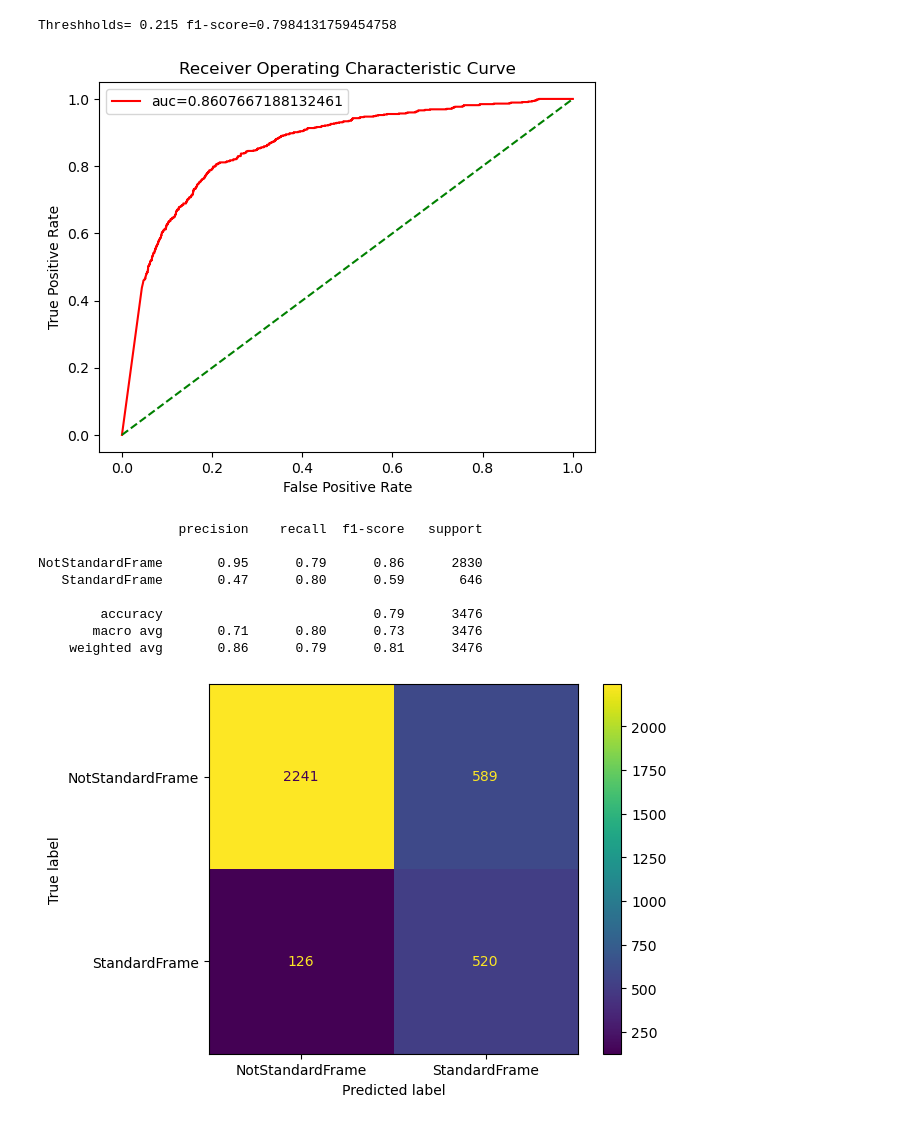
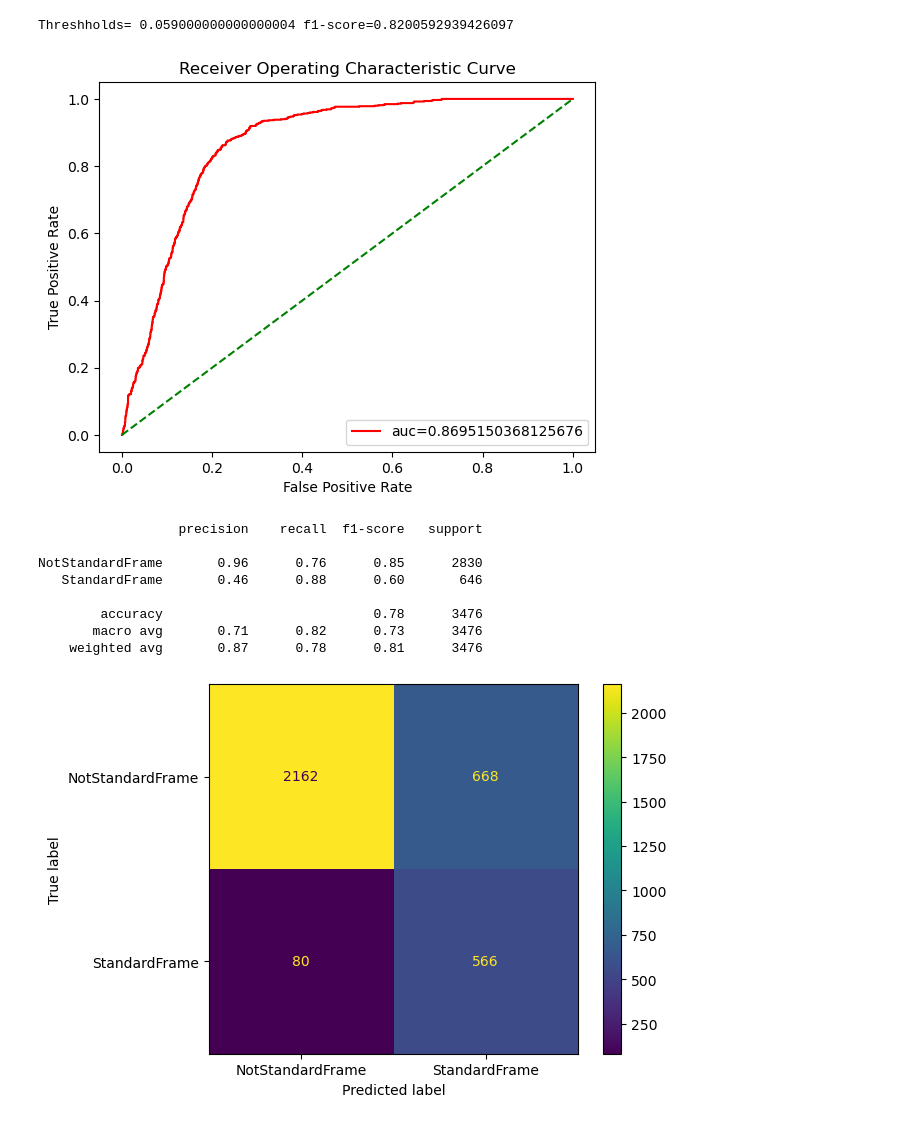
Before and after one commit to Leeyoungsup/HealcerionUltrasound, a Jupyter notebook: classification_graph1.ipynb, the cells around one changed output. Cells and saved outputs as stored; diff of their text form; code cells hidden in the pictures.

```diff
--- a/classification_graph1.ipynb
+++ b/classification_graph1.ipynb
@@ -58,7 +58,7 @@ def plot_roc_curve(fper, tper):
     plt.legend()
     plt.show()
 
-model = K.models.load_model('../../model/skip/../../model/skip/MobileNetV2_checkpoints.h5')
+model = K.models.load_model('../../model/skip/DenseNet121_checkpoints.h5')
 classes = ['NotStandardFrame','StandardFrame']
 prob =model.predict(x_test)
 
@@ -88,14 +88,14 @@ print(report)
-Threshholds= 0.215 f1-score=0.7984131759454758
+Threshholds= 0.059000000000000004 f1-score=0.8200592939426097
-[figure, old version]
+[figure, new version]
                   precision    recall  f1-score   support
 
-NotStandardFrame       0.95      0.79      0.86      2830
-   StandardFrame       0.47      0.80      0.59       646
+NotStandardFrame       0.96      0.76      0.85      2830
+   StandardFrame       0.46      0.88      0.60       646
 
-        accuracy                           0.79      3476
-       macro avg       0.71      0.80      0.73      3476
-    weighted avg       0.86      0.79      0.81      3476
+        accuracy                           0.78      3476
+       macro avg       0.71      0.82      0.73      3476
+    weighted avg       0.87      0.78      0.81      3476
-[figure, old version]
+[figure, new version]
 # %%
 import numpy as np
 import tensorflow as tf
```
Also changed, not shown: parts of 2 cells of this notebook, 10 other files.
